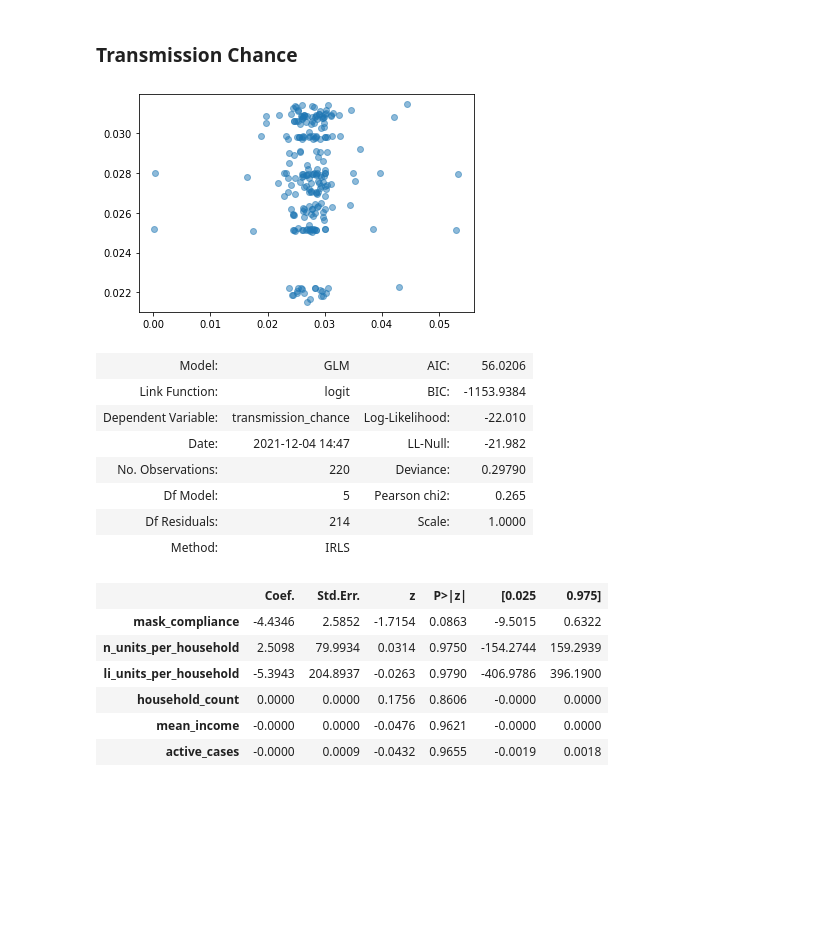
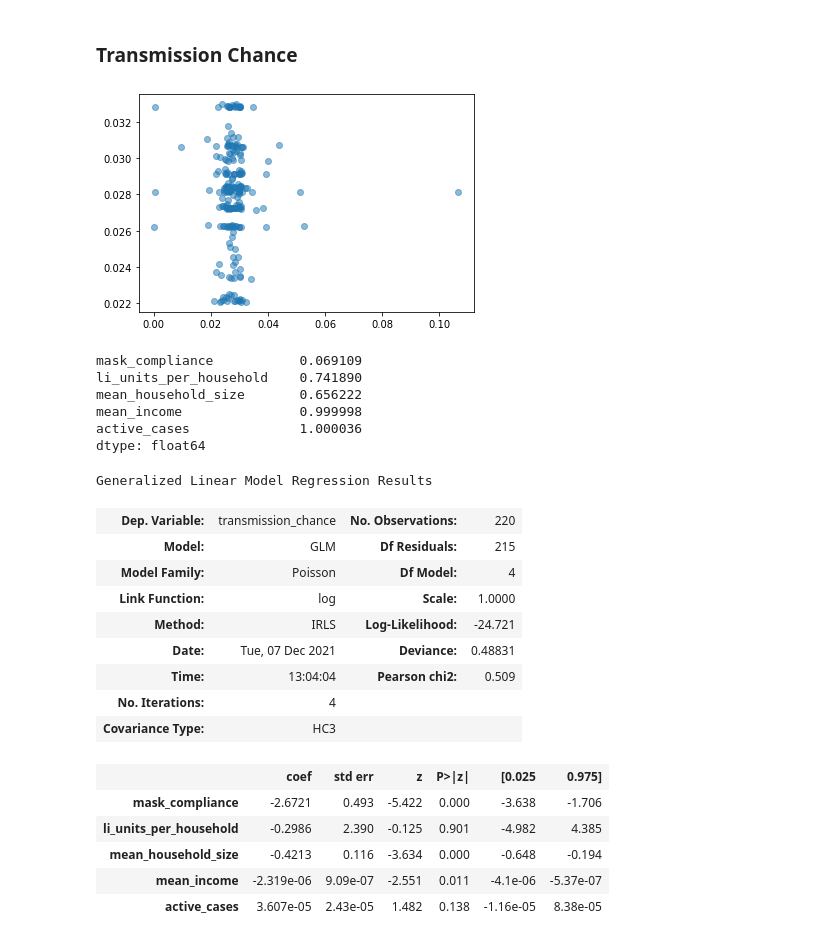
Before and after one commit to CaseCal/housing-covid-transmission, a Jupyter notebook: analysis.ipynb, the cells around one changed output. Cells and saved outputs as stored; diff of their text form; code cells hidden in the pictures; blank space fills up the shorter version.

```diff
--- a/analysis.ipynb
+++ b/analysis.ipynb
@@ -136,6 +136,12 @@ grouped = combined_data.groupby("FIPS")
 combined_data["active_cases"] = grouped["new_cases"].rolling(window=active_window).sum().reset_index(0,drop=True)
 combined_data["vulnerable_pop"] = combined_data["population"] - combined_data["Case_Count_7da"]
 
+# Add extra data columns
+combined_data["case_count_per_capita"] = combined_data["Case_Count"] / combined_data["population"]
+combined_data["new_cases_per_capita"] = combined_data["new_cases"] / combined_data["population"]
+combined_data["mean_household_size"] = combined_data["population"] / combined_data["household_count"]
+
+
 combined_data[combined_data["FIPS"] == '13135'].head()
 # %% [output]
 |  | FIPS | date | Case_Count | mask_compliance | n_units | li_units | household_count | mean_income | ... |
@@ -274,0 +381,7 @@ plt.show()
+# %%
+modeled_data["new_cases_per_capita_diff"] =  modeled_data["new_cases_per_capita"] - modeled_data["new_cases_per_capita"].mean()
+net_cases = modeled_data.groupby("FIPS")["Case_Count"].max().sum()
+net_pop = modeled_data.groupby("FIPS")["population"].mean().sum()
+pd.DataFrame({"new_cases": modeled_data.groupby("FIPS")["new_cases_per_capita_diff"].mean(),
+             "case_count": modeled_data.groupby("FIPS")["case_count_per_capita"].max() - net_cases/net_pop,
+             })
@@ -279,7 +406,7 @@ We now analyze how our demogrpahic data relates to the modelled parameters
 # %% [markdown]
 Each month is a data point
 # %%
-x_vars = ["mask_compliance", "n_units_per_household", "li_units_per_household", "household_count", "mean_income", "active_cases"]
+x_vars = ["mask_compliance", "li_units_per_household", "mean_household_size", "mean_income", "active_cases"]
 y_vars = ["transmission_chance", "exposure_rate"]
 monthly = modeled_data.groupby(["FIPS", "month"])[x_vars + y_vars].mean()
 X = monthly[x_vars]
@@ -308,29 +441,39 @@ plt.plot(X['n_units_per_household'],y, 'o', alpha=0.5);
 # %%
 import statsmodels.api as sm
 
 y = monthly["transmission_chance"]
-binom_glm = sm.GLM(y, X, family=sm.families.Binomial())
-binom_results = binom_glm.fit()
+glm = sm.GLM(y, X, family=sm.families.Poisson())
+results = binom_glm.fit(cov_type='HC3')
 
-plt.plot(y, binom_results.predict(X), 'o', alpha=0.5);
+plt.plot(y, results.predict(X), 'o', alpha=0.5);
 plt.show()
-binom_results.summary2()
+
+print(np.exp(results.params))
+
+results.summary()
 # %% [output]
-[figure, old version]
+[figure, new version]
+mask_compliance           0.069109
+li_units_per_household    0.741890
+mean_household_size       0.656222
+mean_income               0.999998
+active_cases              1.000036
+dtype: float64
+Generalized Linear Model Regression Results
-| Model: | GLM | AIC: | 56.0206 |
-| Link Function: | logit | BIC: | -1153.9384 |
-| Dependent Variable: | transmission_chance | Log-Likelihood: | -22.010 |
-| Date: | 2021-12-04 14:47 | LL-Null: | -21.982 |
-| No. Observations: | 220 | Deviance: | 0.29790 |
-| Df Model: | 5 | Pearson chi2: | 0.265 |
-| Df Residuals: | 214 | Scale: | 1.0000 |
-| Method: | IRLS |  |  |
+| Dep. Variable: | transmission_chance | No. Observations: | 220 |
+| Model: | GLM | Df Residuals: | 215 |
+| Model Family: | Poisson | Df Model: | 4 |
+| Link Function: | log | Scale: | 1.0000 |
+| Method: | IRLS | Log-Likelihood: | -24.721 |
+| Date: | Tue, 07 Dec 2021 | Deviance: | 0.48831 |
+| Time: | 13:04:04 | Pearson chi2: | 0.509 |
+| No. Iterations: | 4 |  |  |
+| Covariance Type: | HC3 |  |  |
-|  | Coef. | Std.Err. | z | P>|z| | [0.025 | 0.975] |
-| mask_compliance | -4.4346 | 2.5852 | -1.7154 | 0.0863 | -9.5015 | 0.6322 |
-| n_units_per_household | 2.5098 | 79.9934 | 0.0314 | 0.9750 | -154.2744 | 159.2939 |
-| li_units_per_household | -5.3943 | 204.8937 | -0.0263 | 0.9790 | -406.9786 | 396.1900 |
-| household_count | 0.0000 | 0.0000 | 0.1756 | 0.8606 | -0.0000 | 0.0000 |
-| mean_income | -0.0000 | 0.0000 | -0.0476 | 0.9621 | -0.0000 | 0.0000 |
-| active_cases | -0.0000 | 0.0009 | -0.0432 | 0.9655 | -0.0019 | 0.0018 |
+|  | coef | std err | z | P>|z| | [0.025 | 0.975] |
+| mask_compliance | -2.6721 | 0.493 | -5.422 | 0.000 | -3.638 | -1.706 |
+| li_units_per_household | -0.2986 | 2.390 | -0.125 | 0.901 | -4.982 | 4.385 |
+| mean_household_size | -0.4213 | 0.116 | -3.634 | 0.000 | -0.648 | -0.194 |
+| mean_income | -2.319e-06 | 9.09e-07 | -2.551 | 0.011 | -4.1e-06 | -5.37e-07 |
+| active_cases | 3.607e-05 | 2.43e-05 | 1.482 | 0.138 | -1.16e-05 | 8.38e-05 |
 # %%
 y = monthly["exposure_rate"]
```
Also changed, not shown: parts of 18 cells of this notebook, 1 other file.
